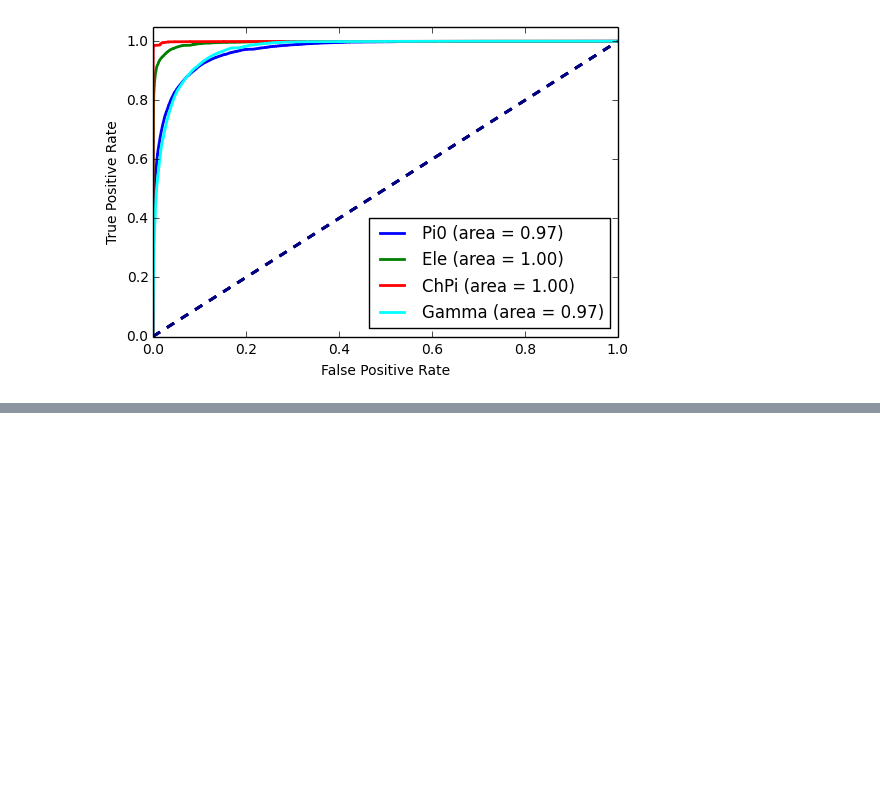
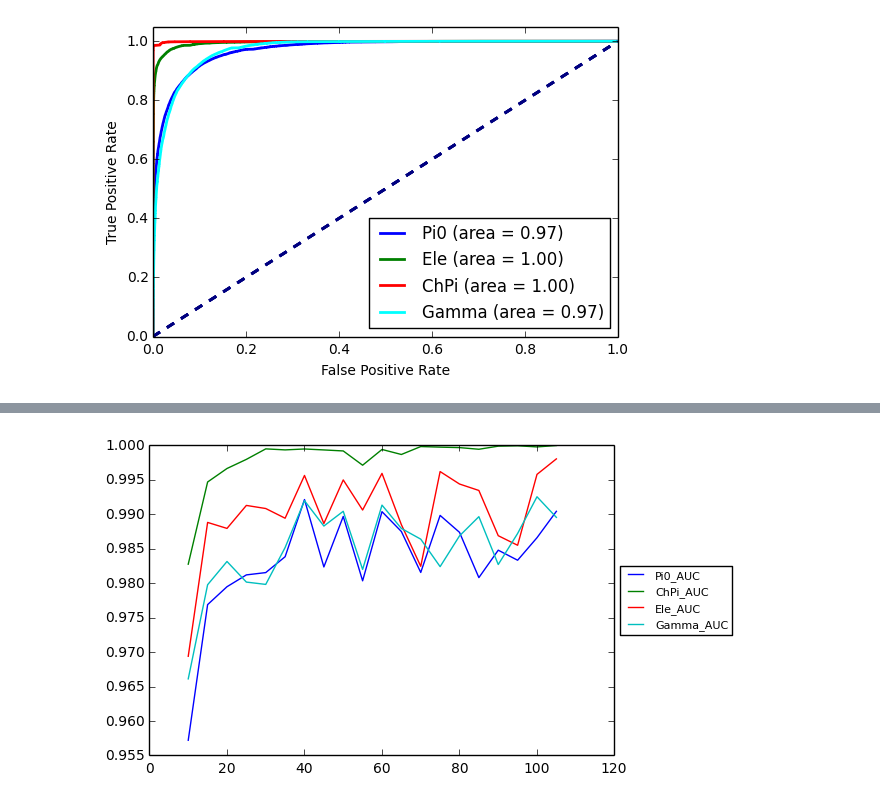
Before and after one commit to UTA-HEP-Computing/CaloDNN, a Jupyter notebook: AnalyzePerformance.ipynb, the cells around one changed output, grey strips where cells are left out. Cells and saved outputs as stored; diff of their text form; code cells hidden in the pictures; blank space fills up the shorter version.

```diff
--- a/AnalyzePerformance.ipynb
+++ b/AnalyzePerformance.ipynb
@@ -71,0 +74,5 @@ BinnedResults=BinMultiClassificationAnalysis(MyModel,Test_Y=Test_Y,Y_binning=E_b
+# %%
+# 10 to 100 GeV
+Res=AUCvsEnergy(10.,110.,20.)
+# %% [output]
+[figure, added]
```
Also changed, not shown: parts of 4 cells of this notebook.
